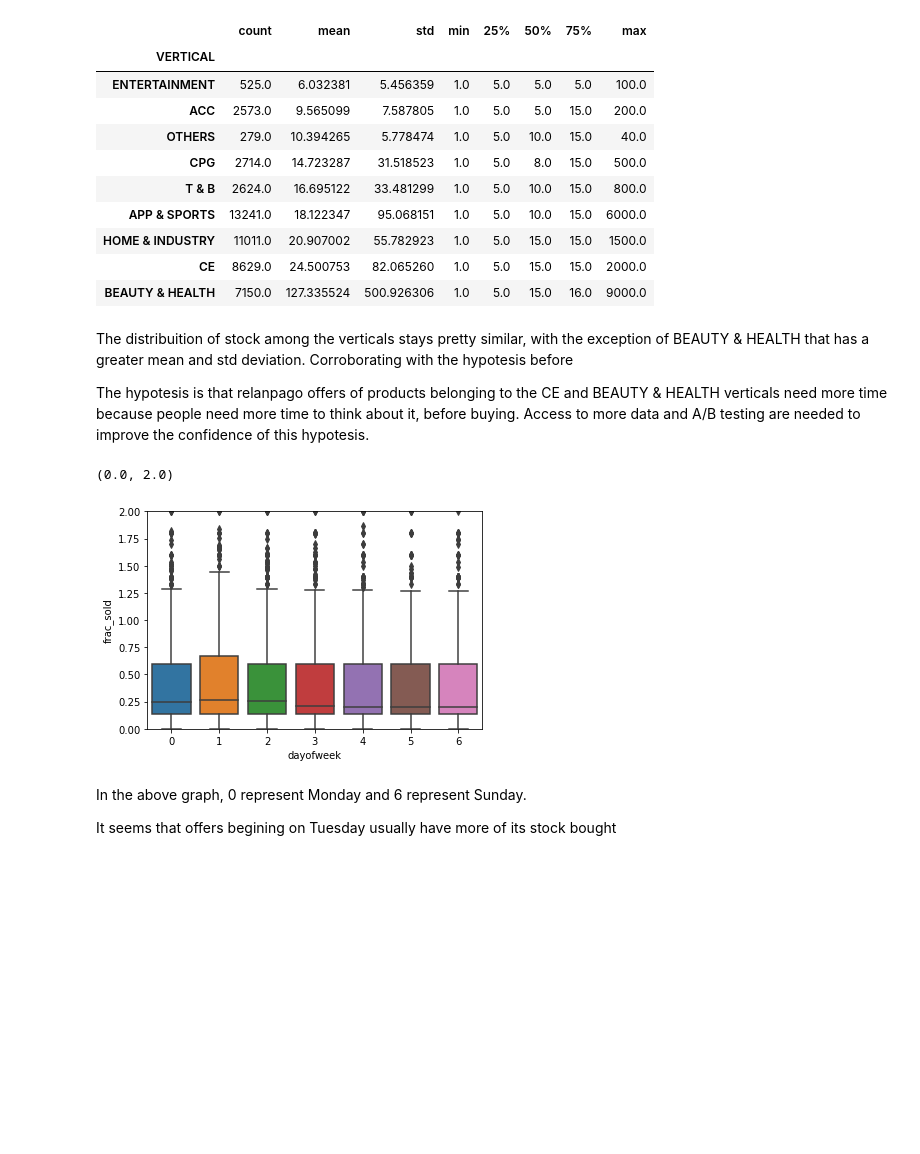
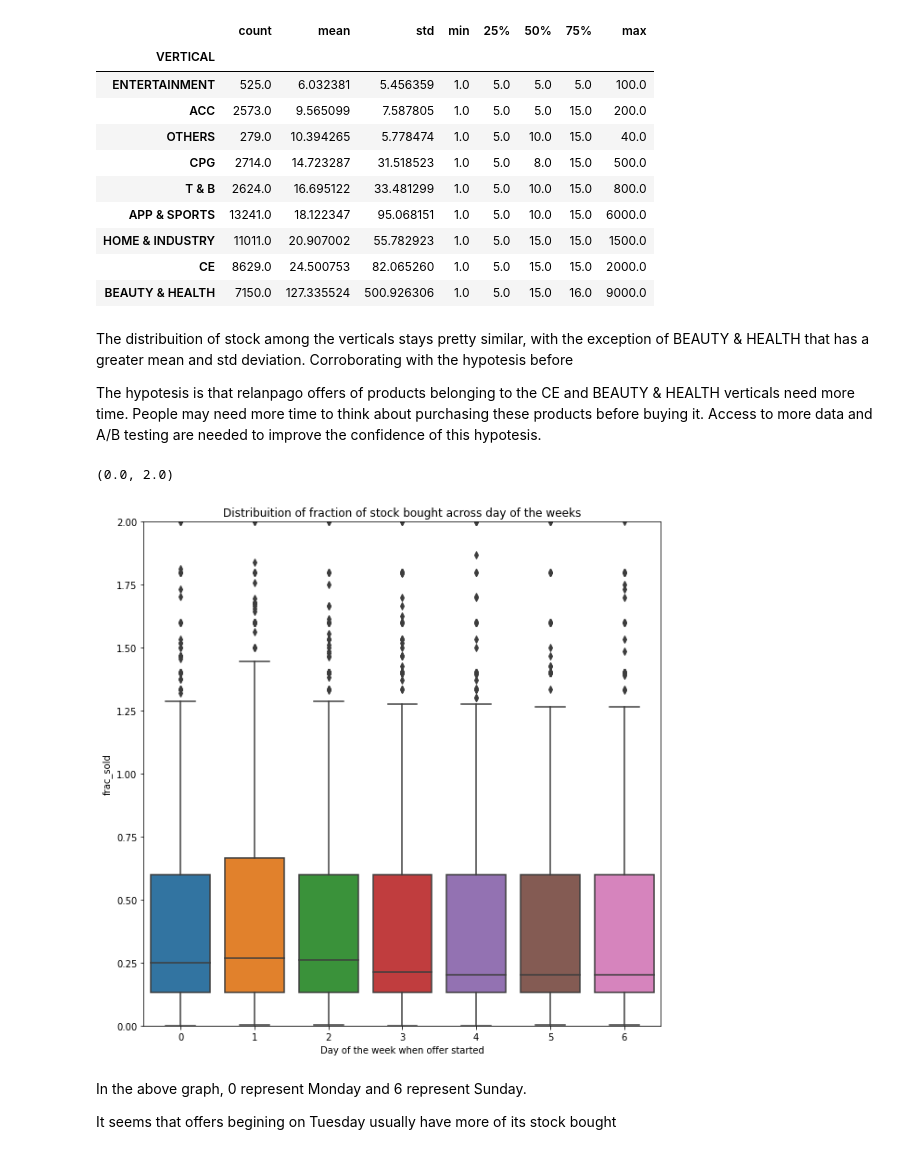
Before and after one commit to vitorhi/Desafio-ds-2022-Mercado-Livre, a Jupyter notebook: Challenge1.ipynb, the cells around one changed output. Cells and saved outputs as stored; diff of their text form; code cells hidden in the pictures; blank space fills up the shorter version.

```diff
--- a/Challenge1.ipynb
+++ b/Challenge1.ipynb
@@ -244,15 +244,18 @@ df.groupby(by=["VERTICAL"])["INVOLVED_STOCK"].describe().sort_values('mean')
 # %% [markdown]
 The distribuition of stock among the verticals stays pretty similar, with the exception of BEAUTY & HEALTH that has a greater mean and std deviation. Corroborating with the hypotesis before
 
-The hypotesis is that relanpago offers of products belonging to the CE and BEAUTY & HEALTH verticals need more time because people need more time to think about it, before buying. Access to more data and A/B testing are needed to improve the confidence of this hypotesis.
+The hypotesis is that relanpago offers of products belonging to the CE and BEAUTY & HEALTH verticals need more time. People may need more time to think about purchasing these products before buying it. Access to more data and A/B testing are needed to improve the confidence of this hypotesis.
 # %%
 df['dayofweek'] = df['OFFER_START_DTTM'].dt.dayofweek
-# %%
-sns.boxplot(x='dayofweek',y='frac_sold',data=df)
-plt.ylim([0,2])
-# %% [output]
-(0.0, 2.0)
-[figure, removed]
+# %%
+plt.figure(figsize=(10,10))
+sns.boxplot(x='dayofweek',y='frac_sold',data=df)
+plt.title('Distribuition of fraction of stock bought across day of the weeks')
+plt.xlabel('Day of the week when offer started')
+plt.ylim([0,2])
+# %% [output]
+(0.0, 2.0)
+[figure, added]
 # %% [markdown]
 In the above graph, 0 represent Monday and 6 represent Sunday.
 
```
Also changed, not shown: parts of 1 cell of this notebook, 3 other files.
